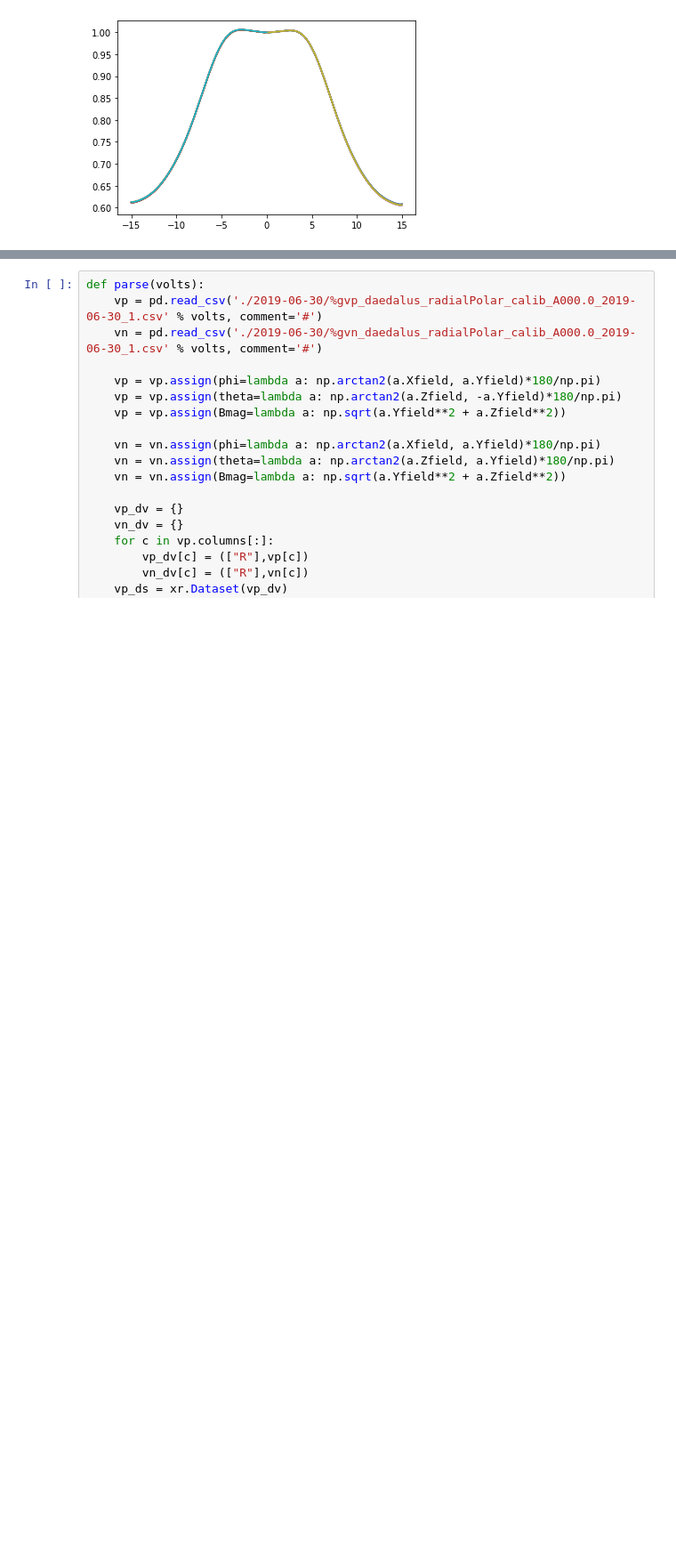
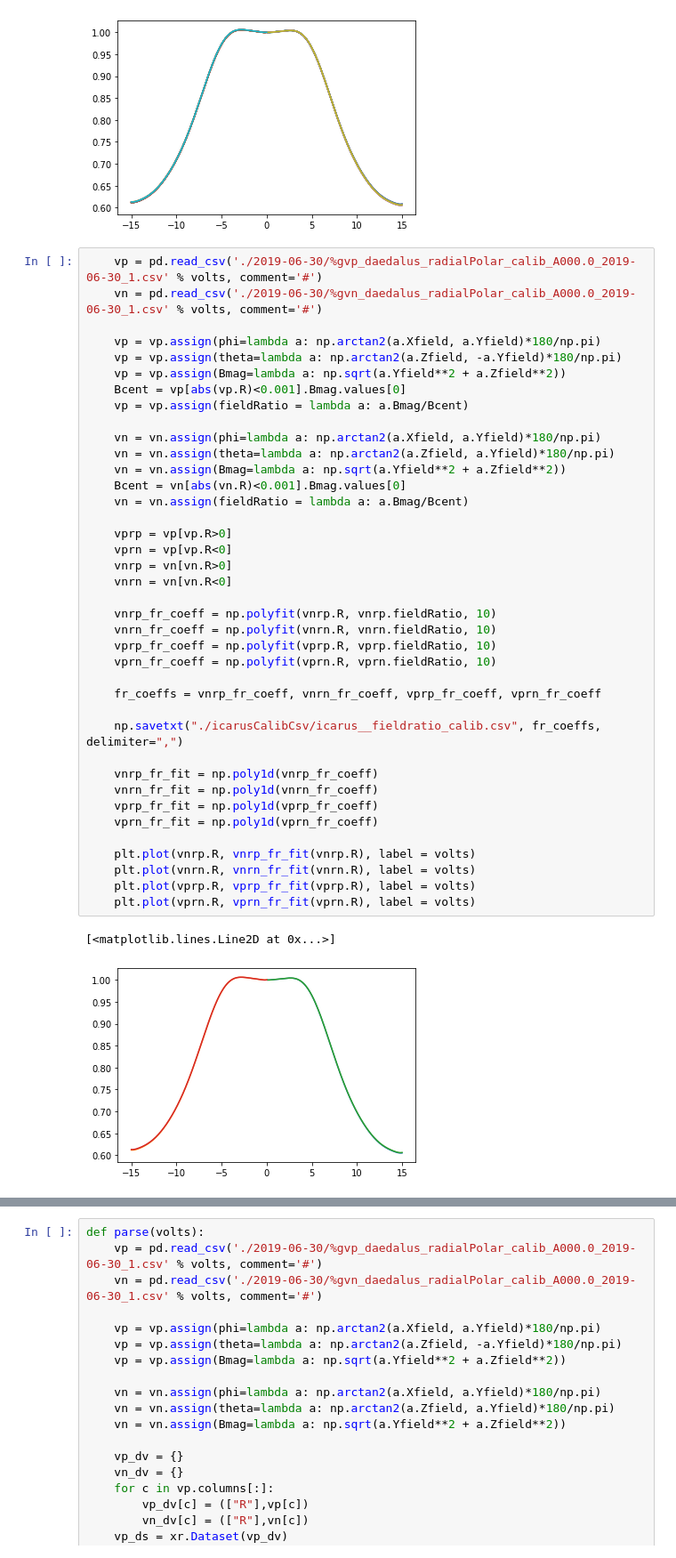
Before and after one commit to jeraldtm/Icarus, a Jupyter notebook: icarus_calib_fieldsweep_vcorr_new.ipynb, the cells around one changed output, grey strips where cells are left out. Shown at 89% size. Drawn from its saved outputs; the diff is of its cells as text; blank space fills up the shorter version.

```diff
--- a/icarus_calib_fieldsweep_vcorr_new.ipynb
+++ b/icarus_calib_fieldsweep_vcorr_new.ipynb
@@ -79,3 +79,45 @@ for i in range(1,11):
     radialPolar(i)
 # %% [output]
 [figure]
+# %%
+    vp = pd.read_csv('./2019-06-30/%gvp_daedalus_radialPolar_calib_A000.0_2019-06-30_1.csv' % volts, comment='#')
+    vn = pd.read_csv('./2019-06-30/%gvn_daedalus_radialPolar_calib_A000.0_2019-06-30_1.csv' % volts, comment='#')
+
+    vp = vp.assign(phi=lambda a: np.arctan2(a.Xfield, a.Yfield)*180/np.pi)
+    vp = vp.assign(theta=lambda a: np.arctan2(a.Zfield, -a.Yfield)*180/np.pi)
+    vp = vp.assign(Bmag=lambda a: np.sqrt(a.Yfield**2 + a.Zfield**2))
+    Bcent = vp[abs(vp.R)<0.001].Bmag.values[0]
+    vp = vp.assign(fieldRatio = lambda a: a.Bmag/Bcent)
+
+    vn = vn.assign(phi=lambda a: np.arctan2(a.Xfield, a.Yfield)*180/np.pi)
+    vn = vn.assign(theta=lambda a: np.arctan2(a.Zfield, a.Yfield)*180/np.pi)
+    vn = vn.assign(Bmag=lambda a: np.sqrt(a.Yfield**2 + a.Zfield**2))
+    Bcent = vn[abs(vn.R)<0.001].Bmag.values[0]
+    vn = vn.assign(fieldRatio = lambda a: a.Bmag/Bcent)
+
+    vprp = vp[vp.R>0]
+    vprn = vp[vp.R<0]
+    vnrp = vn[vn.R>0]
+    vnrn = vn[vn.R<0]
+
+    vnrp_fr_coeff = np.polyfit(vnrp.R, vnrp.fieldRatio, 10)
+    vnrn_fr_coeff = np.polyfit(vnrn.R, vnrn.fieldRatio, 10)
+    vprp_fr_coeff = np.polyfit(vprp.R, vprp.fieldRatio, 10)
+    vprn_fr_coeff = np.polyfit(vprn.R, vprn.fieldRatio, 10)
+
+    fr_coeffs = vnrp_fr_coeff, vnrn_fr_coeff, vprp_fr_coeff, vprn_fr_coeff
+
+    np.savetxt("./icarusCalibCsv/icarus__fieldratio_calib.csv", fr_coeffs, delimiter=",")
+
+    vnrp_fr_fit = np.poly1d(vnrp_fr_coeff)
+    vnrn_fr_fit = np.poly1d(vnrn_fr_coeff)
+    vprp_fr_fit = np.poly1d(vprp_fr_coeff)
+    vprn_fr_fit = np.poly1d(vprn_fr_coeff)
+
+    plt.plot(vnrp.R, vnrp_fr_fit(vnrp.R), label = volts)
+    plt.plot(vnrn.R, vnrn_fr_fit(vnrn.R), label = volts)
+    plt.plot(vprp.R, vprp_fr_fit(vprp.R), label = volts)
+    plt.plot(vprn.R, vprn_fr_fit(vprn.R), label = volts)
+# %% [output]
+[<matplotlib.lines.Line2D at 0x...>]
+[figure, added]
```
Also changed, not shown: parts of 1 cell of this notebook, 1 other file.
